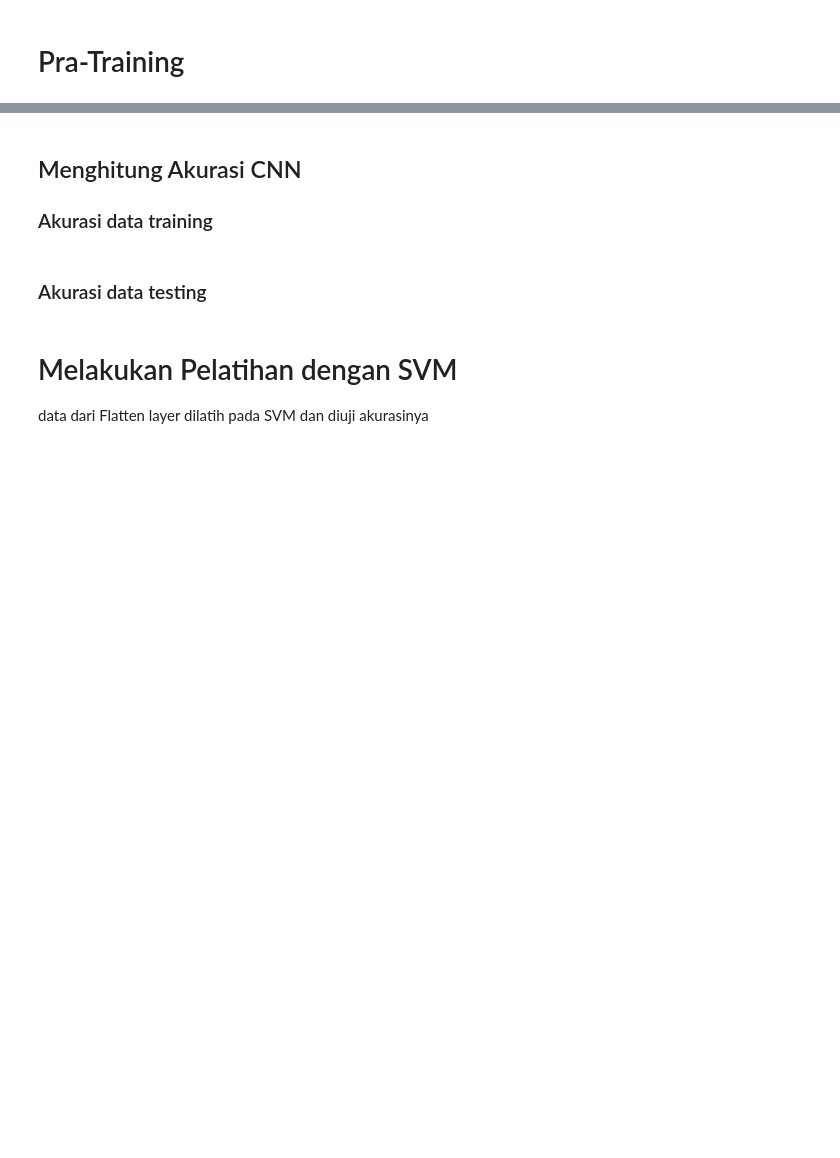
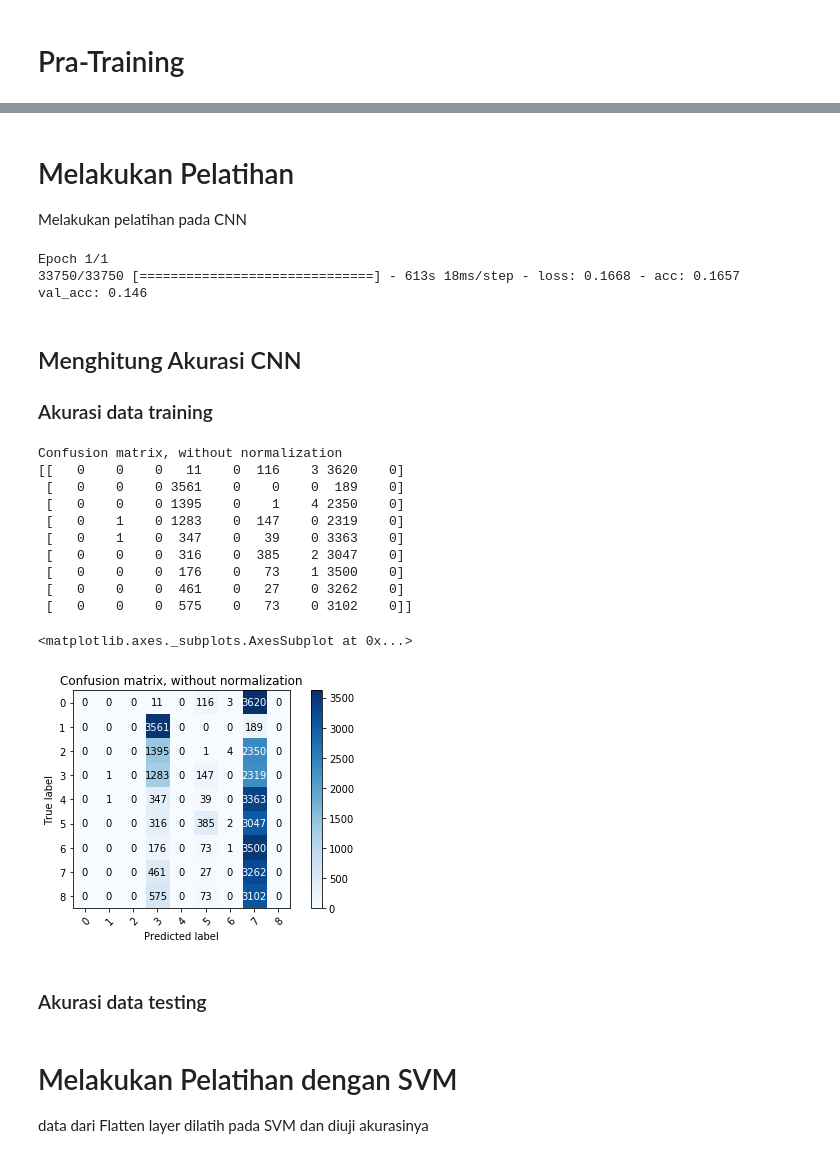
Before and after one commit to BagasMuharom/CBIR-CNN-SVM, a Jupyter notebook: Train Digit 32 50k LN1.ipynb, the cells around one changed output, grey strips where cells are left out. Drawn from its saved outputs; the diff is of its cells as text; code cells hidden in the pictures; blank space fills up the shorter version.

```diff
--- a/Train Digit 32 50k LN1.ipynb
+++ b/Train Digit 32 50k LN1.ipynb
@@ -37,5 +22,11 @@ Y_test = np.array([i[2] for i in dataset[test_idx]])
+# %%
+reader = DatasetReader('dataset/bin/digit 32x32 50k')
+fold = 0
+
+X_train, Y_train_onehot, Y_train_single = reader.getTrainData(fold)
+X_test, Y_test_onehot, Y_test_single = reader.getTestData(fold)
 # %% [markdown]
 # Pra-Training
 # %%
-save_model = SaveModel(base_dir = 'trained/digit 32x32 50k LN1', X_val = X_train, Y_val = Y_train)
+save_model = SaveModel(base_dir = 'trained/digit 32x32 50k LN1', X_val = X_train, Y_val = Y_train_onehot)
 # %% [markdown]
@@ -57,9 +48,14 @@ model.add(m1)
 model.add(c2)
 model.add(m2)
 model.add(f1)
-model.add(Dense(120, activation = 'sigmoid', name = 'd1'))
-model.add(Dense(84, activation = 'sigmoid', name = 'd2'))
 model.add(Dense(10, activation = 'softmax', name = 'd3'))
+# %% [markdown]
+# Melakukan Pelatihan
+Melakukan pelatihan pada CNN
 # %%
 model.compile(optimizer='adam', loss='mse', metrics=['accuracy'])
-history = model.fit(X_train, Y_train, epochs = 5, verbose = 1, batch_size = 128, callbacks=[save_model])
+history = model.fit(X_train, Y_train_onehot, epochs = 1, verbose = 1, batch_size = 128, callbacks=[save_model])
+# %% [output]
+Epoch 1/1
+33750/33750 [==============================] - 613s 18ms/step - loss: 0.1668 - acc: 0.1657
+val_acc: 0.146
@@ -73,10 +65,22 @@ Y_test_svm = np.array([i[1] for i in dataset[fold[0, 1]]])
 # %%
 predicted = model.predict(X_train)
 y_pred = np.argmax(predicted, axis = 1)
-y_true = dataset[fold[0, 0], 1].astype('int')
+y_true = Y_train_single
 
-print(confusion_matrix(y_true, y_pred))
-print(accuracy_score(y_true, y_pred))
+plot_conf_matrix(y_true, y_pred, reader.labels, figsize = (7, 7))
+# %% [output]
+Confusion matrix, without normalization
+[[   0    0    0   11    0  116    3 3620    0]
+ [   0    0    0 3561    0    0    0  189    0]
+ [   0    0    0 1395    0    1    4 2350    0]
+ [   0    1    0 1283    0  147    0 2319    0]
+ [   0    1    0  347    0   39    0 3363    0]
+ [   0    0    0  316    0  385    2 3047    0]
+ [   0    0    0  176    0   73    1 3500    0]
+ [   0    0    0  461    0   27    0 3262    0]
+ [   0    0    0  575    0   73    0 3102    0]]
+<matplotlib.axes._subplots.AxesSubplot at 0x...>
+[figure, added]
 # %% [markdown]
 ### Akurasi data testing
 # %%
```
Also changed, not shown: parts of 15 cells of this notebook, 5 other files.
